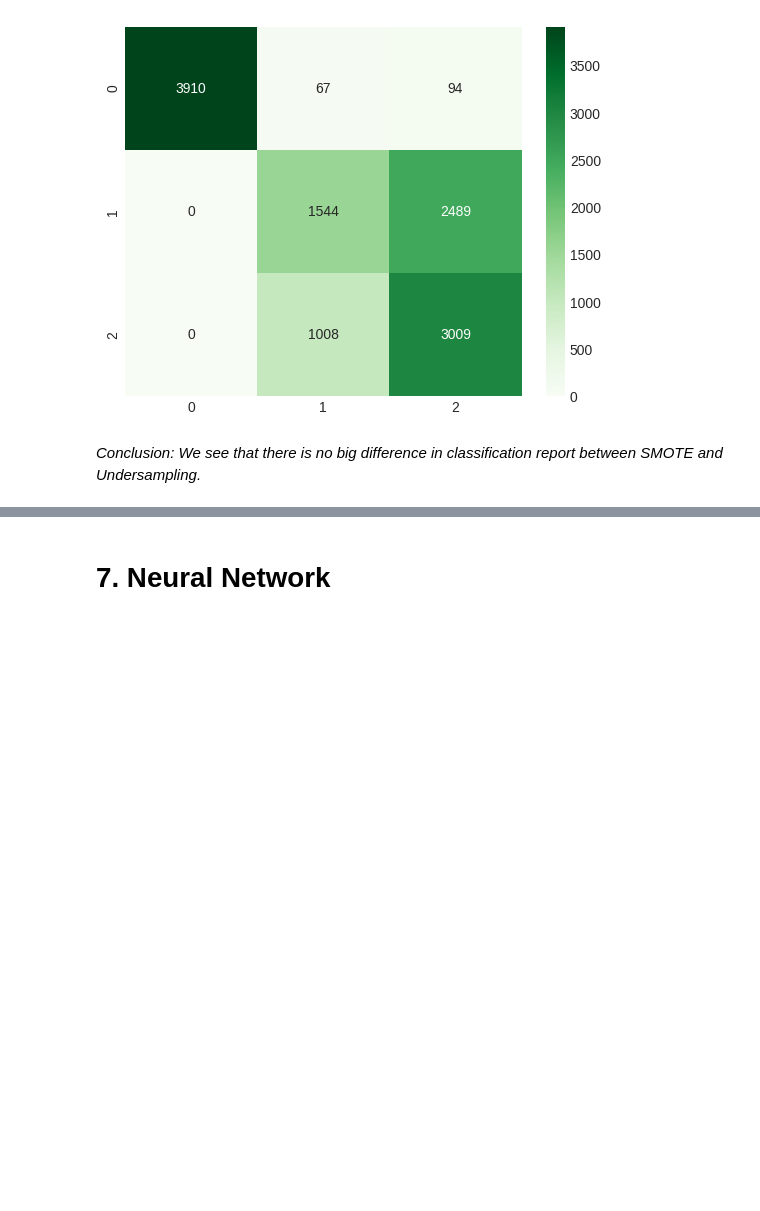
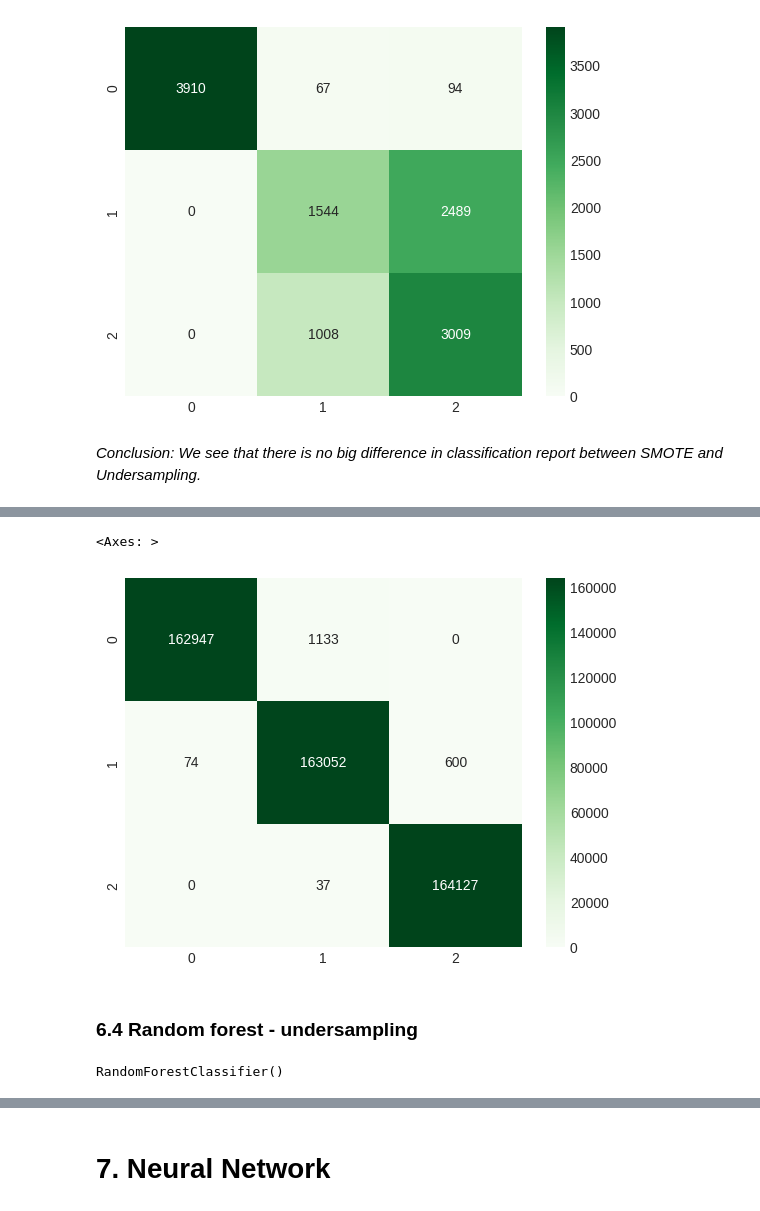
Before and after one commit to KamilShape/credit_risk_analysis, a Jupyter notebook: credit_risk_analysis.ipynb, the cells around one changed output, grey strips where cells are left out. Saved outputs shown, nothing was run; the diff lists cells and outputs as text; code cells hidden in the pictures; blank space fills up the shorter version.

Commit message:
add random forest

```diff
--- a/credit_risk_analysis.ipynb
+++ b/credit_risk_analysis.ipynb
@@ -435,0 +421,3 @@ sns.heatmap(cm, annot = True, fmt=".0f" , cmap="Greens")
+# %%
+rf_model_smote=RandomForestClassifier()
+rf_model_smote.fit(X_train_smote, y_train_smote)
@@ -435,0 +426,2 @@ sns.heatmap(cm, annot = True, fmt=".0f" , cmap="Greens")
+# %%
+y_rf_pred_smote = rf_model_smote.predict(X_test_smote)
@@ -435,0 +440,13 @@ sns.heatmap(cm, annot = True, fmt=".0f" , cmap="Greens")
+# %%
+cm = confusion_matrix(y_test_smote, y_rf_pred_smote)
+sns.heatmap(cm, annot = True, fmt=".0f" , cmap="Greens")
+# %% [output]
+<Axes: >
+[figure, added]
+# %% [markdown]
+### 6.4 Random forest - undersampling
+# %%
+rf_model_under=RandomForestClassifier()
+rf_model_under.fit(X_train_under, y_train_under)
+# %% [output]
+RandomForestClassifier()
```
Also changed, not shown: parts of 13 cells of this notebook.
